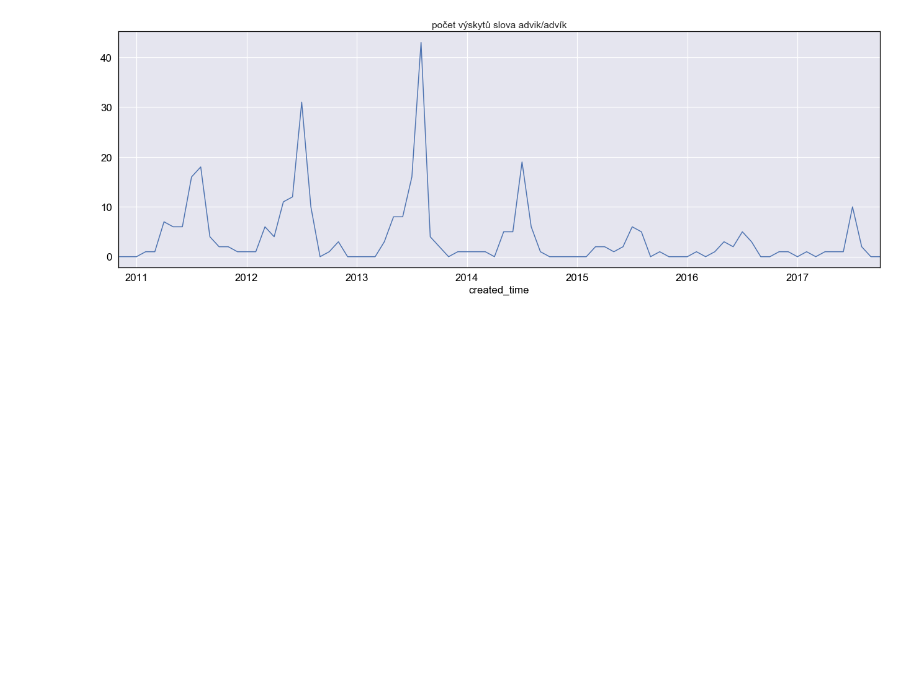
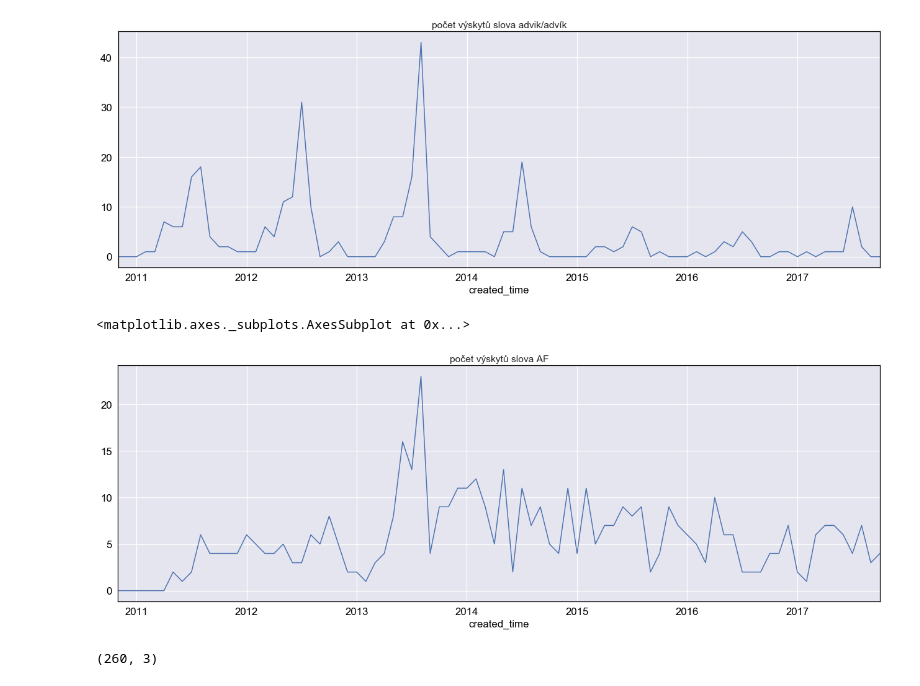
Before and after one commit to racinmat/facebook_extraction, a Jupyter notebook: animefest_basic_eda.ipynb, the cells around one changed output. Drawn from its saved outputs; the diff is of its cells as text; code cells hidden in the pictures; blank space fills up the shorter version.

```diff
--- a/basic_eda.ipynb
+++ b/animefest_basic_eda.ipynb
@@ -616,3 +616,12 @@ df_posts.groupby(pd.Grouper(key='created_time', freq='M'))['message'].agg(lambda
 # %% [output]
 <matplotlib.axes._subplots.AxesSubplot at 0x...>
 [figure]
+# %%
+df_posts.groupby(pd.Grouper(key='created_time', freq='M'))['message'].agg(lambda x: x.str.contains('af').sum()).plot(figsize=(22, 7), title='počet výskytů slova AF')
+# %% [output]
+<matplotlib.axes._subplots.AxesSubplot at 0x...>
+[figure, added]
+# %%
+df_posts[df_posts['message'].str.contains('AF')][['from_name', 'message', 'created_time']].shape
+# %% [output]
+(260, 3)
```
Also changed, not shown: parts of 2 cells of this notebook.
